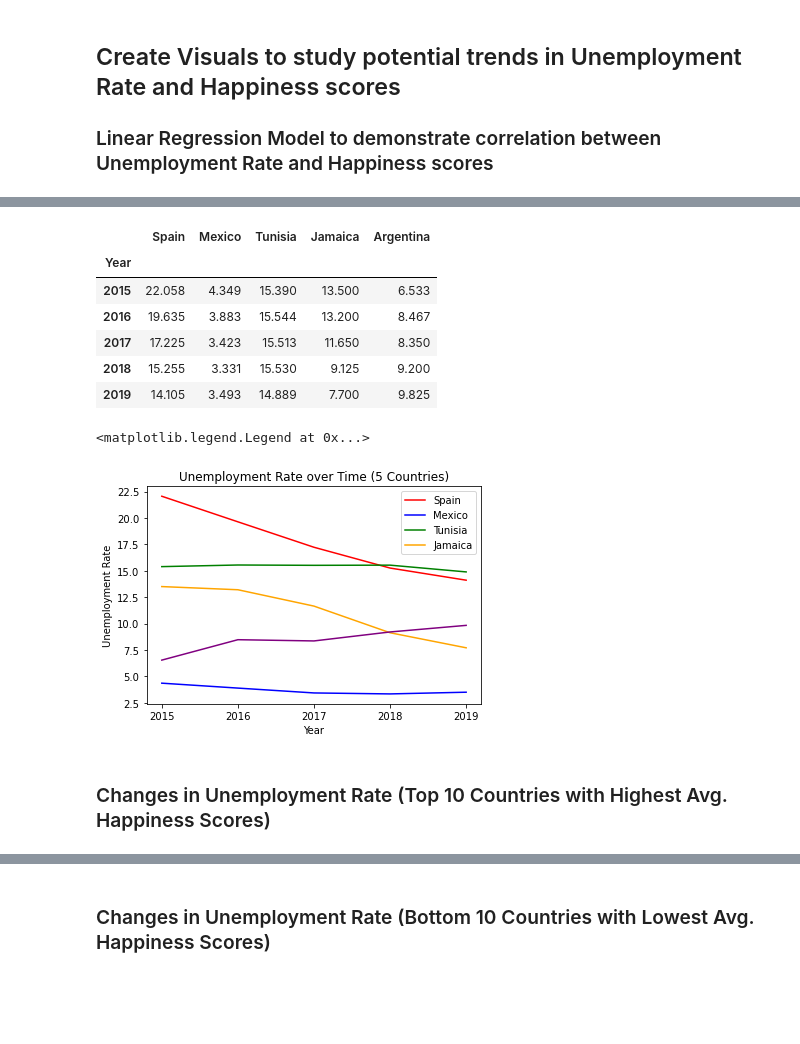
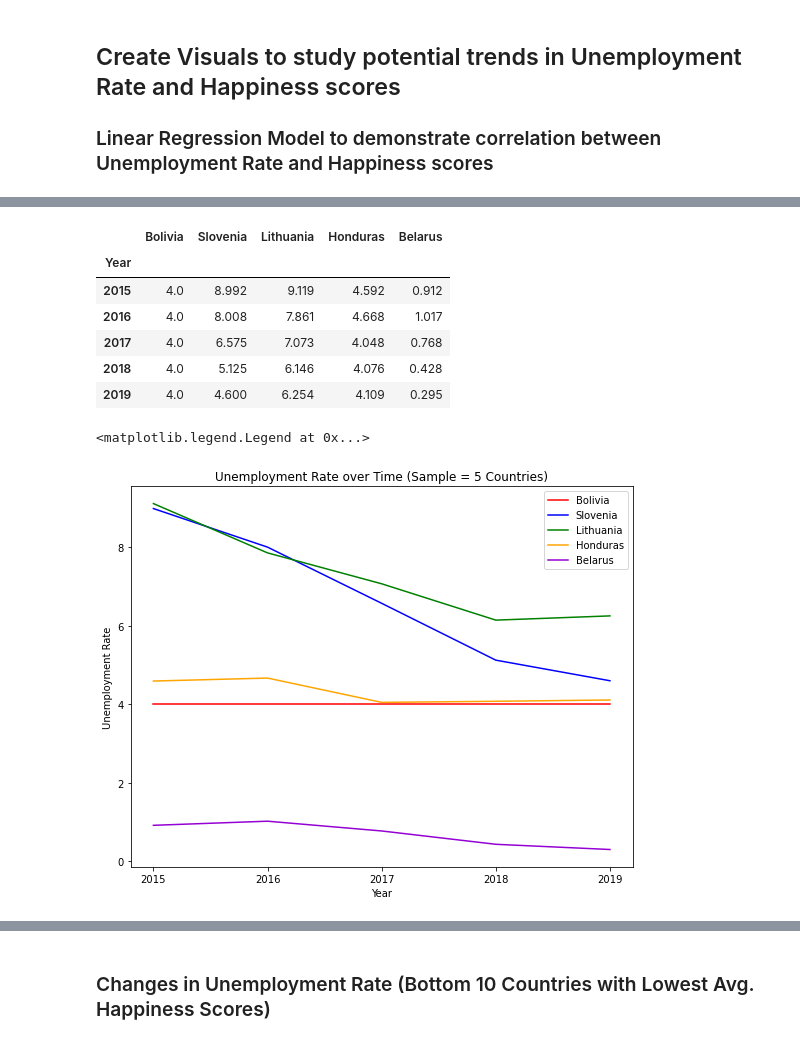
Before and after one commit to reginesgit/Factors-Contributing-to-a-Countrys-Happiness, a Jupyter notebook: Unemployment/Unemployment_Visuals.ipynb, the cells around one changed output, grey strips where cells are left out. Cells and saved outputs as stored; diff of their text form; code cells hidden in the pictures; blank space fills up the shorter version.

```diff
--- a/Unemployment/Unemployment_Visuals.ipynb
+++ b/Unemployment/Unemployment_Visuals.ipynb
@@ -211,0 +200,5 @@ sample_unemp_info_df
+# %%
+# Create a df that only contains happiness records for countries in the sample
+# Set the 'Country' as the index
+happiness_df = sample_df.iloc[:, :5]
+happiness_df
@@ -211,0 +213,5 @@ sample_unemp_info_df
+# %%
+# Create a df that only contains unemployment records for contries that are in both the original happiness and unemployment dfs
+# Set the 'Country' as the index
+unemployment_df = sample_df.iloc[:, 6:11]
+unemployment_df
@@ -212,7 +230,7 @@ sample_unemp_info_df
 # %%
 # Create variables for names of different countries in the sample
-country_1_name = sample_unemp_info_df.index[0]
-country_2_name = sample_unemp_info_df.index[1]
-country_3_name = sample_unemp_info_df.index[2]
-country_4_name = sample_unemp_info_df.index[3]
-country_5_name = sample_unemp_info_df.index[4]
+country_1_sample_name = happiness_df.index[0]
+country_2_sample_name = happiness_df.index[1]
+country_3_sample_name = happiness_df.index[2]
+country_4_sample_name = happiness_df.index[3]
+country_5_sample_name = happiness_df.index[4]
@@ -219,46 +286,45 @@ country_5_name = sample_unemp_info_df.index[4]
 # %%
 # Create variables holding numpy arrays of different rows of the sample_happiness_df
-country_1_info = sample_unemp_info_df.iloc[0].values
-country_2_info = sample_unemp_info_df.iloc[1].values
-country_3_info = sample_unemp_info_df.iloc[2].values
-country_4_info = sample_unemp_info_df.iloc[3].values
-country_5_info = sample_unemp_info_df.iloc[4].values
+country_1_unemp_info = unemployment_df.iloc[0].values
+country_2_unemp_info = unemployment_df.iloc[1].values
+country_3_unemp_info = unemployment_df.iloc[2].values
+country_4_unemp_info = unemployment_df.iloc[3].values
+country_5_unemp_info = unemployment_df.iloc[4].values
 # %%
 # Create a DataFrame to display Happiness Scores over time for sample countries
 year = ['2015', '2016', '2017', '2018', '2019']
-sample_unemployment_df = pd.DataFrame({country_1_name: country_1_info,\
-                                        country_2_name: country_2_info,\
-                                        country_3_name: country_3_info,\
-                                        country_4_name: country_4_info,\
-                                       country_5_name: country_5_info,\
+sample_unemployment_df = pd.DataFrame({country_1_sample_name: country_1_unemp_info,\
+                                        country_2_sample_name: country_2_unemp_info,\
+                                        country_3_sample_name: country_3_unemp_info,\
+                                        country_4_sample_name: country_4_unemp_info,\
+                                       country_5_sample_name: country_5_unemp_info,\
                                         "Year":year})
 sample_unemployment_df.set_index("Year", inplace = True)
 sample_unemployment_df
 # %% [output]
-|  | Spain | Mexico | Tunisia | Jamaica | Argentina |
+|  | Bolivia | Slovenia | Lithuania | Honduras | Belarus |
 | Year |  |  |  |  |  |
-| 2015 | 22.058 | 4.349 | 15.390 | 13.500 | 6.533 |
-| 2016 | 19.635 | 3.883 | 15.544 | 13.200 | 8.467 |
-| 2017 | 17.225 | 3.423 | 15.513 | 11.650 | 8.350 |
-| 2018 | 15.255 | 3.331 | 15.530 | 9.125 | 9.200 |
-| 2019 | 14.105 | 3.493 | 14.889 | 7.700 | 9.825 |
+| 2015 | 4.0 | 8.992 | 9.119 | 4.592 | 0.912 |
+| 2016 | 4.0 | 8.008 | 7.861 | 4.668 | 1.017 |
+| 2017 | 4.0 | 6.575 | 7.073 | 4.048 | 0.768 |
+| 2018 | 4.0 | 5.125 | 6.146 | 4.076 | 0.428 |
+| 2019 | 4.0 | 4.600 | 6.254 | 4.109 | 0.295 |
 # %%
 # Add labels to X and Y axes :: Add title
-plt.title("Unemployment Rate over Time (5 Countries)")
+plt.title("Unemployment Rate over Time (Sample = 5 Countries)")
 plt.xlabel("Year")
 plt.ylabel("Unemployment Rate")
 
 # Plot the charts and apply some styling
-country_1, = plt.plot(year, country_1_info, color="red", label= country_1_name)
-country_2, = plt.plot(year, country_2_info, color="blue", label= country_2_name)
-country_3, = plt.plot(year, country_3_info, color="green", label= country_3_name)
-country_4, = plt.plot(year, country_4_info, color="orange", label= country_4_name)
-country_5, = plt.plot(year, country_5_info, color="purple", label= country_5_name)
+country_unemp_1, = plt.plot(year, country_1_unemp_info, color="red", label= country_1_sample_name)
+country_unemp_2, = plt.plot(year, country_2_unemp_info, color="blue", label= country_2_sample_name)
+country_unemp_3, = plt.plot(year, country_3_unemp_info, color="green", label= country_3_sample_name)
+country_unemp_4, = plt.plot(year, country_4_unemp_info, color="orange", label= country_4_sample_name)
+country_unemp_5, = plt.plot(year, country_5_unemp_info, color="darkviolet", label= country_5_sample_name)
 
 # Create a legend for the chart
-plt.legend(handles=[country_1, country_2, country_3, country_4], loc="best")
+plt.legend(handles=[country_unemp_1, country_unemp_2, country_unemp_3, country_unemp_4,\
+                    country_unemp_5], loc="best")
 # %% [output]
 <matplotlib.legend.Legend at 0x...>
-[figure, old version]
+[figure, new version]
-# %% [markdown]
-### Changes in Unemployment Rate (Top 10 Countries with Highest Avg. Happiness Scores)
```
Also changed, not shown: parts of 28 cells of this notebook, 4 other files.
